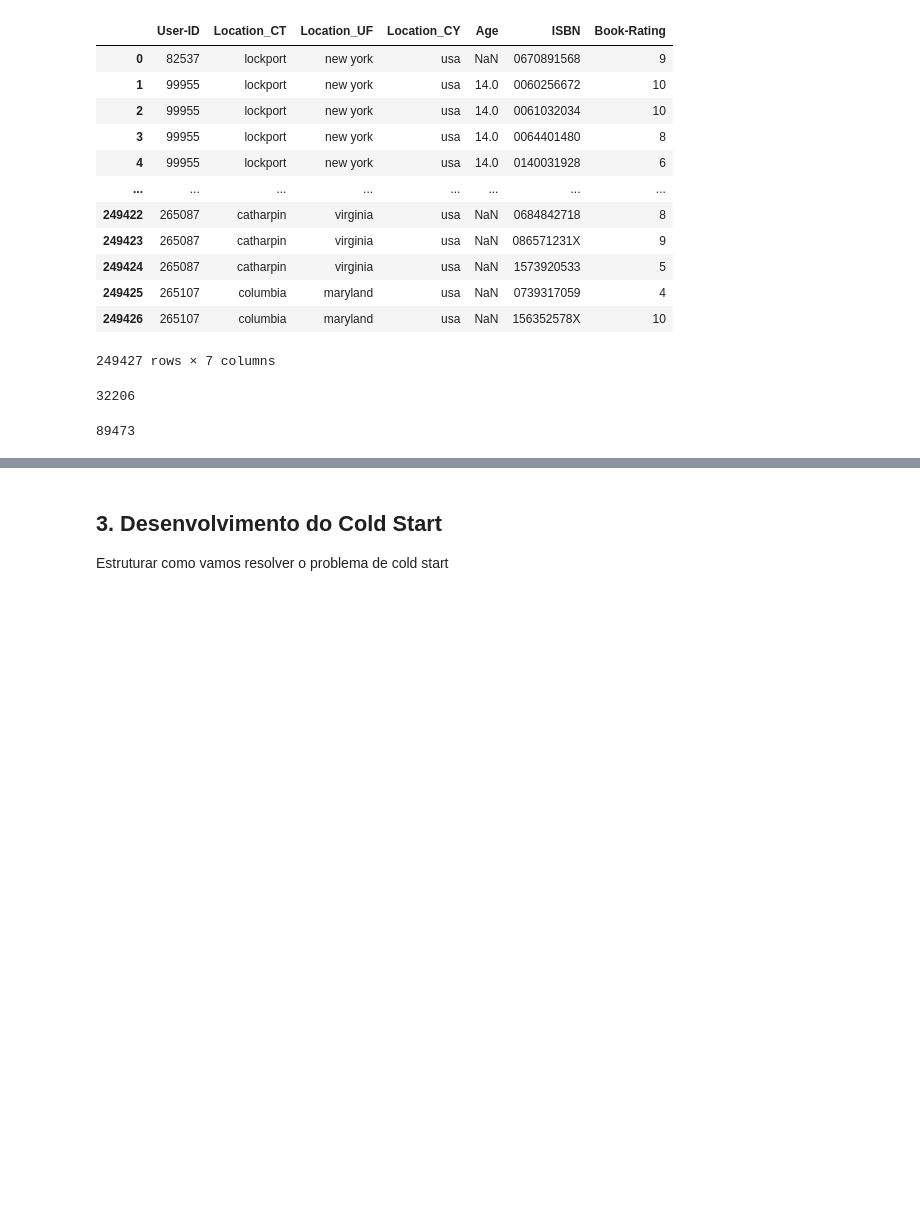
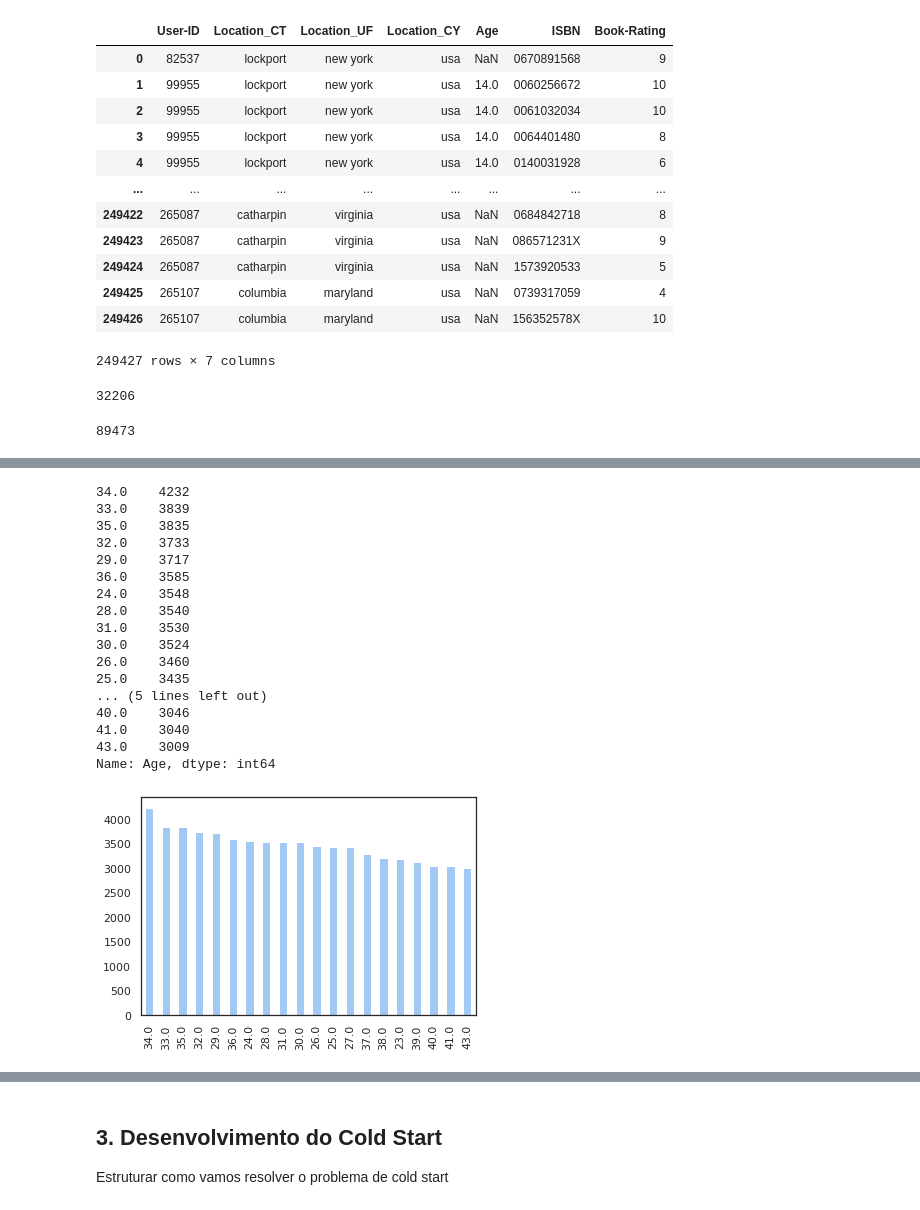
Before and after one commit to vivitc/deep-learning-books, a Jupyter notebook: Trabalho_DL_Books.ipynb, the cells around one changed output, grey strips where cells are left out. Cells and saved outputs as stored; diff of their text form; code cells hidden in the pictures; blank space fills up the shorter version.

```diff
--- a/Trabalho_DL_Books.ipynb
+++ b/Trabalho_DL_Books.ipynb
@@ -538,0 +611,24 @@ books_evaluated
+# %%
+# Idade dos usuários - aumentou bastante a idade média vs base full
+Users_USA_Age=df_users_usa["Age"].value_counts(ascending=False)
+Users_USA_Age.head(20).plot.bar()
+Users_USA_Age.head(20)
+# %% [output]
+34.0    4232
+33.0    3839
+35.0    3835
+32.0    3733
+29.0    3717
+36.0    3585
+24.0    3548
+28.0    3540
+31.0    3530
+30.0    3524
+26.0    3460
+25.0    3435
+... (5 lines left out)
+40.0    3046
+41.0    3040
+43.0    3009
+Name: Age, dtype: int64
+[figure, added]
```
Also changed, not shown: parts of 15 cells of this notebook.
